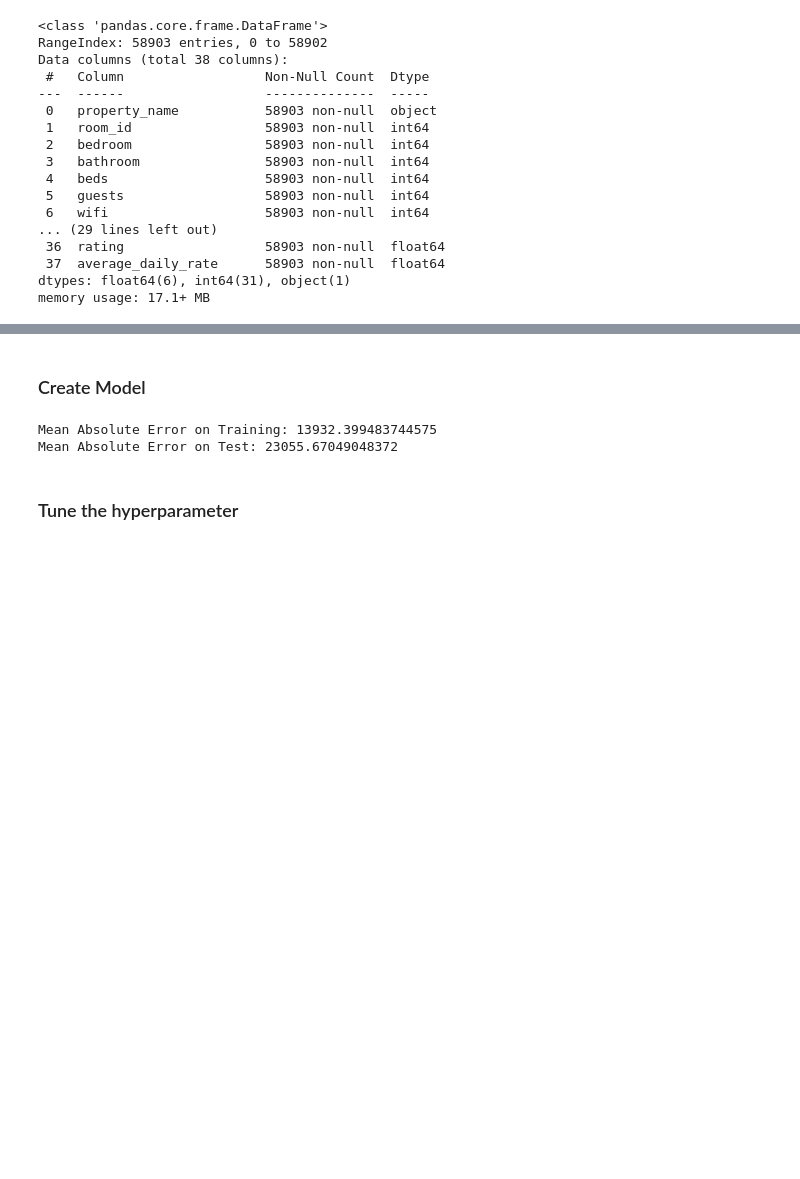
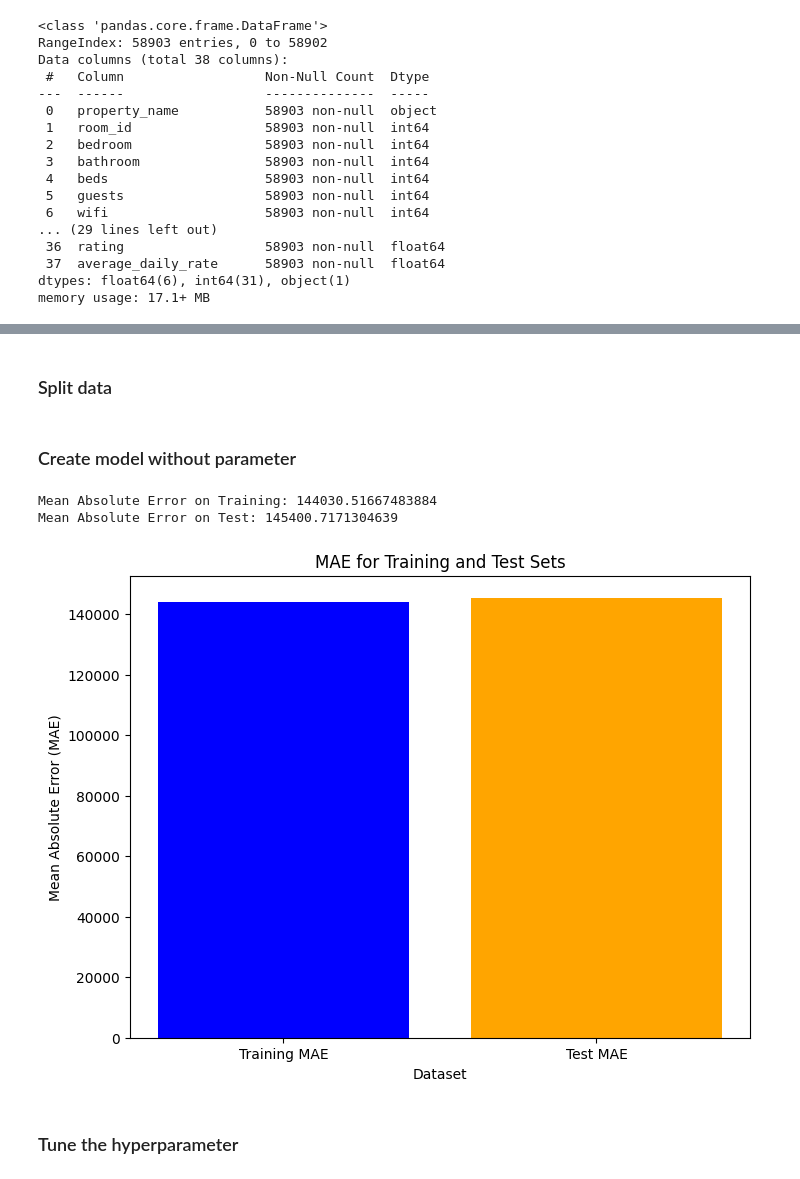
Before and after one commit to naufalsutrisna/Room-Pricing-Bukit-Vista, a Jupyter notebook: machine learning/gbr_model.ipynb, the cells around one changed output, grey strips where cells are left out. Saved outputs shown, nothing was run; the diff lists cells and outputs as text; code cells hidden in the pictures; blank space fills up the shorter version.

Commit message:
Tune the model without normalization and add visualizations of MAE.

```diff
--- a/machine learning/gbr_model.ipynb
+++ b/machine learning/gbr_model.ipynb
@@ -45,19 +49,13 @@ memory usage: 17.1+ MB
+# %% [markdown]
+### Split data
 # %%
-# Separate features and target variable
-X = df.drop(columns=['average_daily_rate', 'property_name', 'room_id'])  # Features
-y = df['average_daily_rate']  # Target variable
-
-# Melakukan standarisasi pada fitur
-scaler = StandardScaler()
-X_scaled = scaler.fit_transform(X)
-
 # Split the data into training and testing sets
-X_train, X_test, y_train, y_test = train_test_split(X_scaled, y, test_size=0.2, random_state=42)
+X_train, X_test, y_train, y_test = train_test_split(X, y, test_size=0.2, random_state=42)
 # %% [markdown]
-### Create Model
+### Create model without parameter
 # %%
-# Initialize the XGBoost model
-model = GradientBoostingRegressor(n_estimators=2000, max_depth=7, random_state=42)
+# Initialize the GradientBoostingRegressor model
+model = GradientBoostingRegressor()
 
 # Fit the model on the training data
 model.fit(X_train, y_train)
@@ -72,8 +70,21 @@ mae_test = mean_absolute_error(y_test, y_pred_test)
 print(f'Mean Absolute Error on Training: {mae_train}')
 print(f'Mean Absolute Error on Test: {mae_test}')
 # %% [output]
-Mean Absolute Error on Training: 13932.399483744575
-Mean Absolute Error on Test: 23055.67049048372
+Mean Absolute Error on Training: 144030.51667483884
+Mean Absolute Error on Test: 145400.7171304639
+# %%
+# Visualize MAE for both training and test sets
+labels = ['Training MAE', 'Test MAE']
+mae_values = [mae_train, mae_test]
+
+plt.figure(figsize=(8, 6))
+plt.bar(labels, mae_values, color=['blue', 'orange'])
+plt.xlabel('Dataset')
+plt.ylabel('Mean Absolute Error (MAE)')
+plt.title('MAE for Training and Test Sets')
+plt.show()
+# %% [output]
+[figure, added]
 # %% [markdown]
 ### Tune the hyperparameter
 # %%
```
Also changed, not shown: parts of 22 cells of this notebook.
